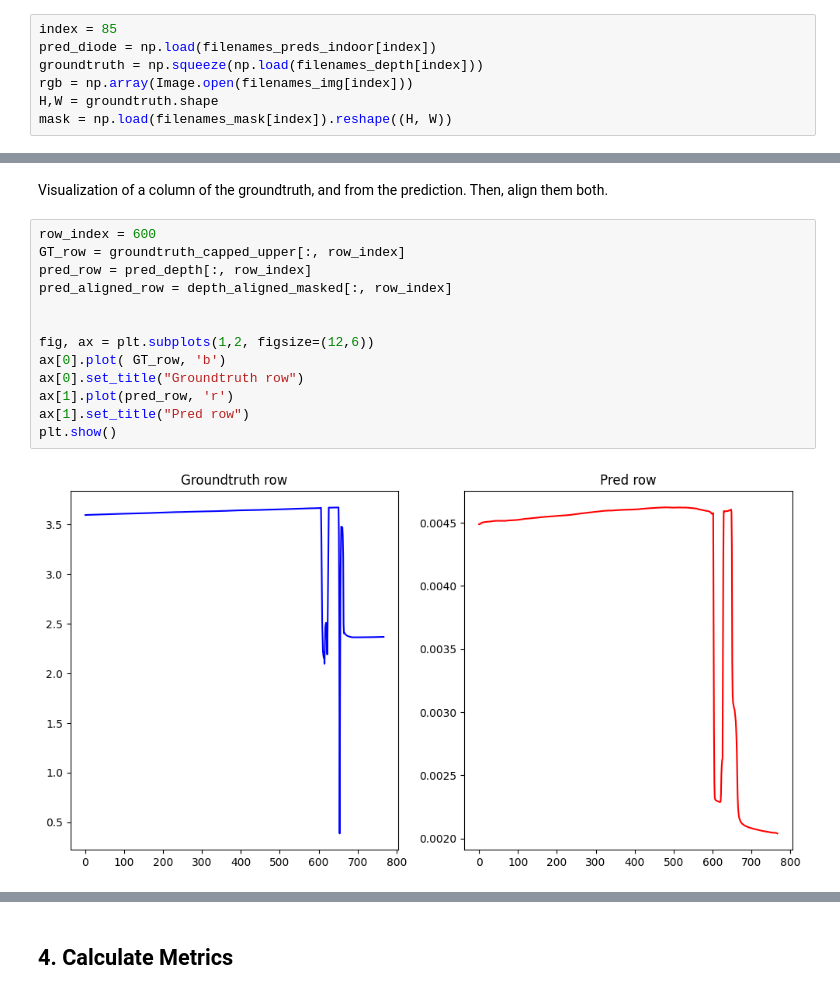
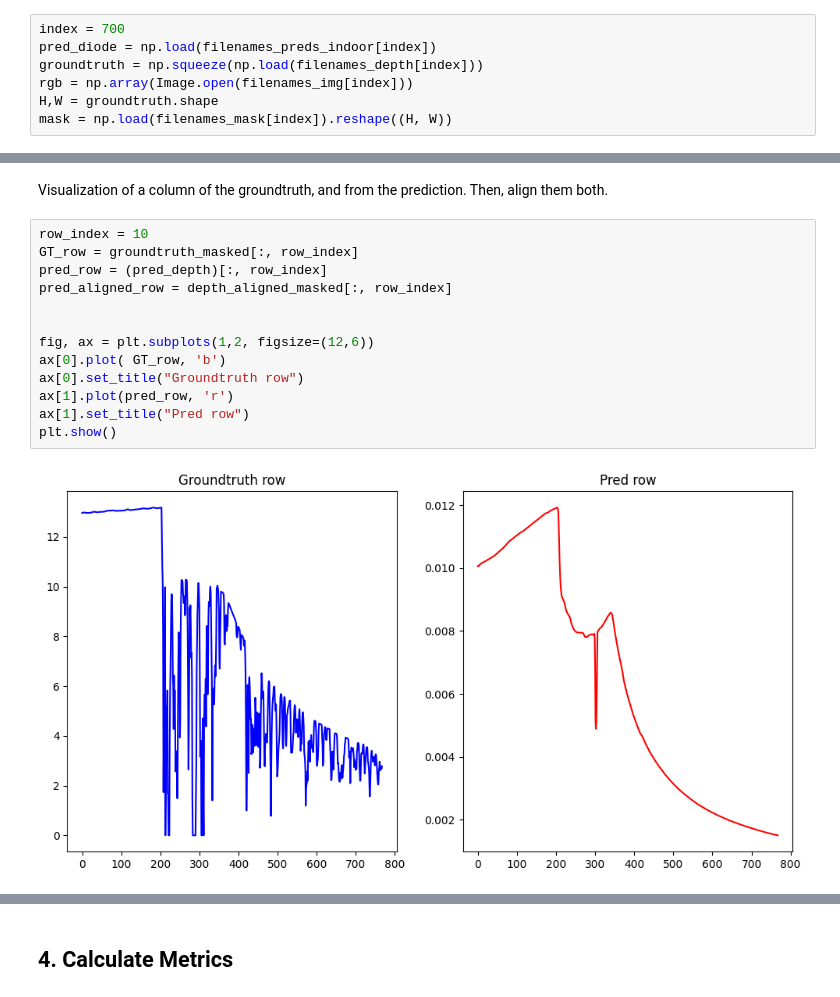
Before and after one commit to gkmocastro/depth-metrics-pavic, a Jupyter notebook: metrics.ipynb, the cells around one changed output, grey strips where cells are left out. Drawn from its saved outputs; the diff is of its cells as text.

```diff
--- a/metrics.ipynb
+++ b/metrics.ipynb
@@ -69,5 +73,5 @@ filenames_preds_indoor = get_sorted_files(diode_preds, ".npy")
 # %%
-index = 85
+index = 700
 pred_diode = np.load(filenames_preds_indoor[index])
 groundtruth = np.squeeze(np.load(filenames_depth[index]))
 rgb = np.array(Image.open(filenames_img[index]))
@@ -200,20 +189,20 @@ plot_histogram(depth_aligned_masked)
 # %% [markdown]
 Visualization of a column of the groundtruth, and from the prediction. Then, align them both.
 # %%
-row_index = 600
-GT_row = groundtruth_capped_upper[:, row_index]
-pred_row = pred_depth[:, row_index]
+row_index = 10
+GT_row = groundtruth_masked[:, row_index]
+pred_row = (pred_depth)[:, row_index]
 pred_aligned_row = depth_aligned_masked[:, row_index]
 
 
 fig, ax = plt.subplots(1,2, figsize=(12,6))
 ax[0].plot( GT_row, 'b')
 ax[0].set_title("Groundtruth row")
 ax[1].plot(pred_row, 'r')
 ax[1].set_title("Pred row")
 plt.show()
 # %% [output]
-[figure, old version]
+[figure, new version]
 # %%
 fig, ax = plt.subplots()
 ax.plot(GT_row, 'b',label="GT")
```
Also changed, not shown: parts of 13 cells of this notebook.
